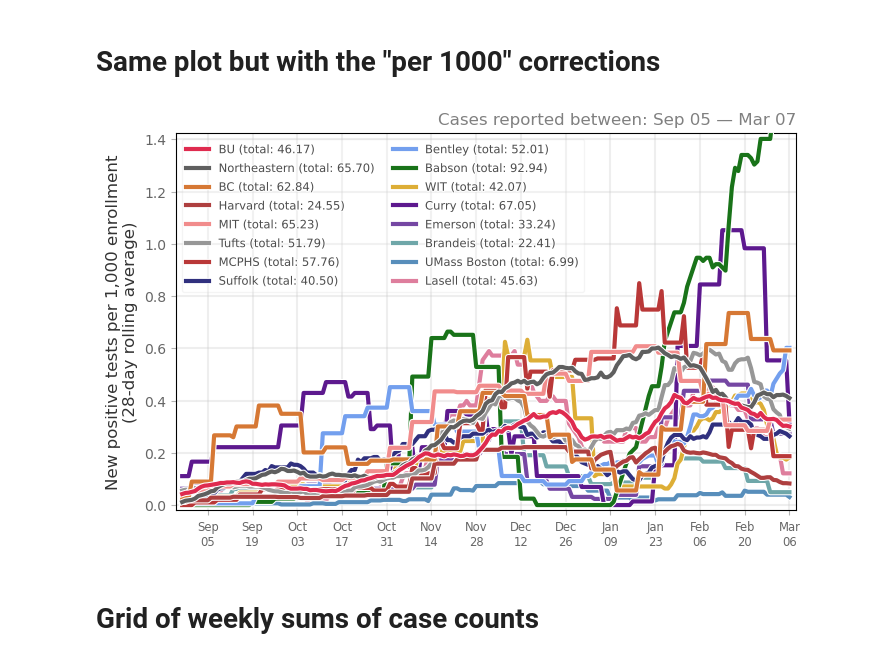
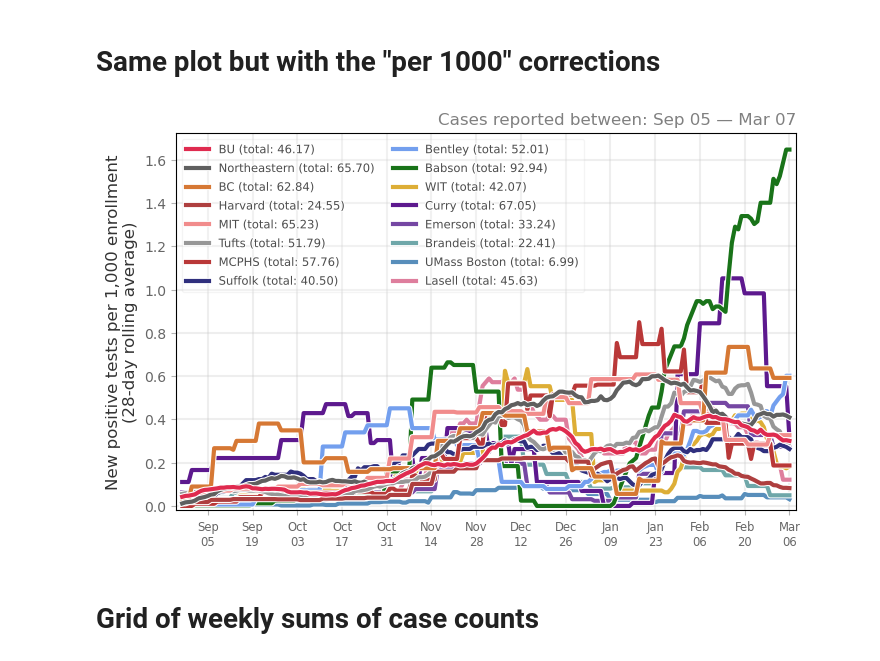
Before and after one commit to jkbren/massachusetts-higher-ed-covid, a Jupyter notebook: code/universities-in-boston.ipynb, the cells around one changed output. Saved outputs shown, nothing was run; the diff lists cells and outputs as text; code cells hidden in the pictures.

```diff
--- a/code/universities-in-boston.ipynb
+++ b/code/universities-in-boston.ipynb
@@ -200,35 +200,35 @@ for ui, univ in enumerate(sorder[:16]):
 
     ax.plot(xvals_u[:-1], yvalr_u_per[:-1], color=univ_col, linewidth=lw, alpha=0.9,
             label='%s (total: %.2f)'%(univ_abb,totsum), zorder=wid-ui,
             path_effects=[path_effects.Stroke(linewidth=lw*1.5, foreground='w'), path_effects.Normal()])
 
 
 l = ax.legend(fontsize='small',framealpha=0.2,loc=2,ncol=2,columnspacing=1.5)
 for text in l.get_texts():
     text.set_color('.3')
     text.set_path_effects([path_effects.Stroke(linewidth=1.5, foreground='w'),
                            path_effects.Normal()])
 l.set_zorder(20)
 
 date_labs = DATERANGE[21::14]
 ax.set_xticks([date_dict[i] for i in date_labs])
 ax.set_xticklabels([month_abbrev[i[5:7]]+'\n'+i[8:] for i in date_labs],fontsize='small')
-ax.set_ylim(-0.02,1.425)
+ax.set_ylim(-0.02,1.725)
 ax.set_xlim(date_dict['2020-08-26'], date_dict[today]+1)
 ax.grid(linewidth=1.5,color='.75',alpha=0.25)
 ax.tick_params(labelcolor='.4',color='.7')
 ax.set_ylabel('New positive tests per 1,000 enrollment\n(%i-day rolling average)'%wid,
               color='.2',fontsize='large')
 ax.set_title("Cases reported between: %s — %s"%(
                month_abbrev[date_labs[1][5:7]]+" "+date_labs[1][8:],
                month_abbrev[today[5:7]]+" "+today[8:]), x=1.0, ha='right', color='.5')
 
 plt.savefig('../figs/pngs/university_per_1000.png', dpi=425, bbox_inches='tight')
 plt.savefig('../figs/pdfs/university_per_1000.pdf', bbox_inches='tight')
 
 plt.show()
 # %% [output]
-[figure, old version]
+[figure, new version]
 # %% [markdown]
 # Grid of weekly sums of case counts
 # %%
```
Also changed, not shown: parts of 1 cell of this notebook, 16 other files.
